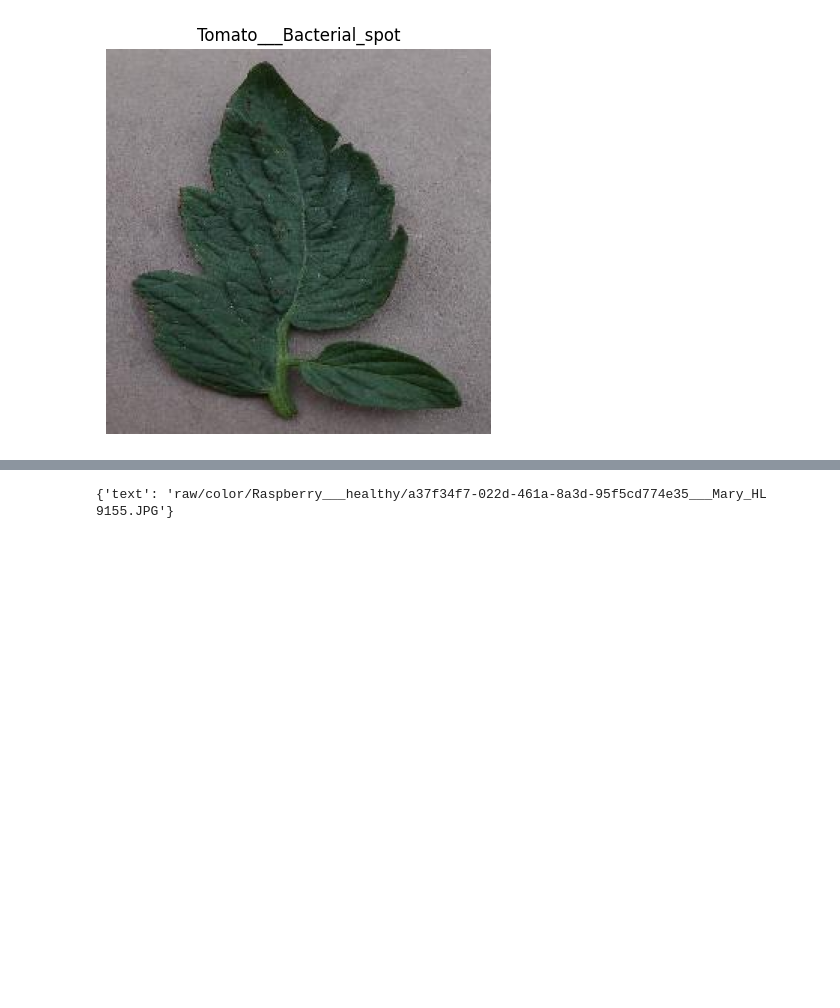
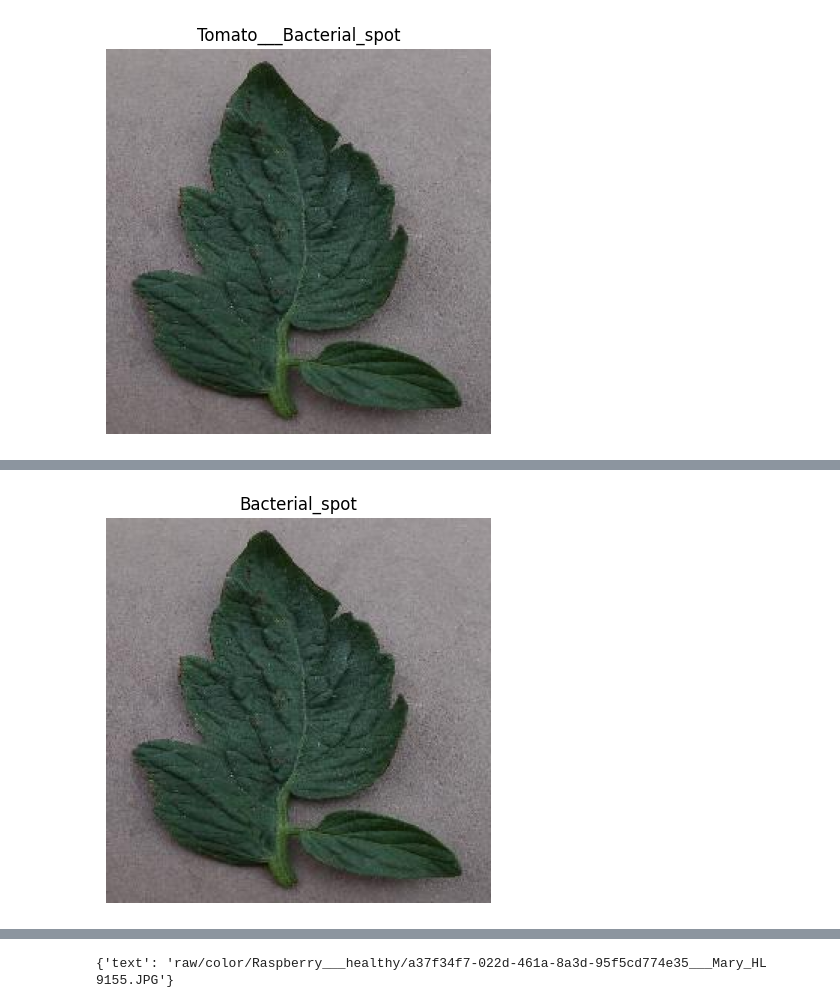
Before and after one commit to A1drija/A1drija, a Jupyter notebook: Welcome_to_Colab.ipynb, the cells around one changed output, grey strips where cells are left out. Cells and saved outputs as stored; diff of their text form; code cells hidden in the pictures; blank space fills up the shorter version.

```diff
--- a/Welcome_to_Colab.ipynb
+++ b/Welcome_to_Colab.ipynb
@@ -205,0 +215,26 @@ plt.show()
+# %%
+from datasets import load_dataset
+from collections import Counter
+
+# Load PlantVillage
+ds = load_dataset(
+    "geraldmc/plantvillage-full",
+    revision="v0.1.0",
+    split="train"
+)
+
+print("Total PlantVillage images:", len(ds))
+
+# Keep only tomato images
+tomato_dataset = ds.filter(
+    lambda x: x["class_label"].startswith("Tomato___")
+)
+
+print("Total tomato images:", len(tomato_dataset))
+
+# Count tomato disease classes
+counts = Counter(tomato_dataset["class_label"])
+
+print("\nTomato classes:")
+for disease, count in counts.items():
+    print(disease, ":", count)
@@ -205,0 +260,12 @@ plt.show()
+# %%
+import matplotlib.pyplot as plt
+
+sample = tomato_dataset[0]
+
+plt.figure(figsize=(5, 5))
+plt.imshow(sample["image"])
+plt.axis("off")
+plt.title(sample["class_label"].replace("Tomato___", ""))
+plt.show()
+# %% [output]
+[figure, added]
```
Also changed, not shown: parts of 4 cells of this notebook.
